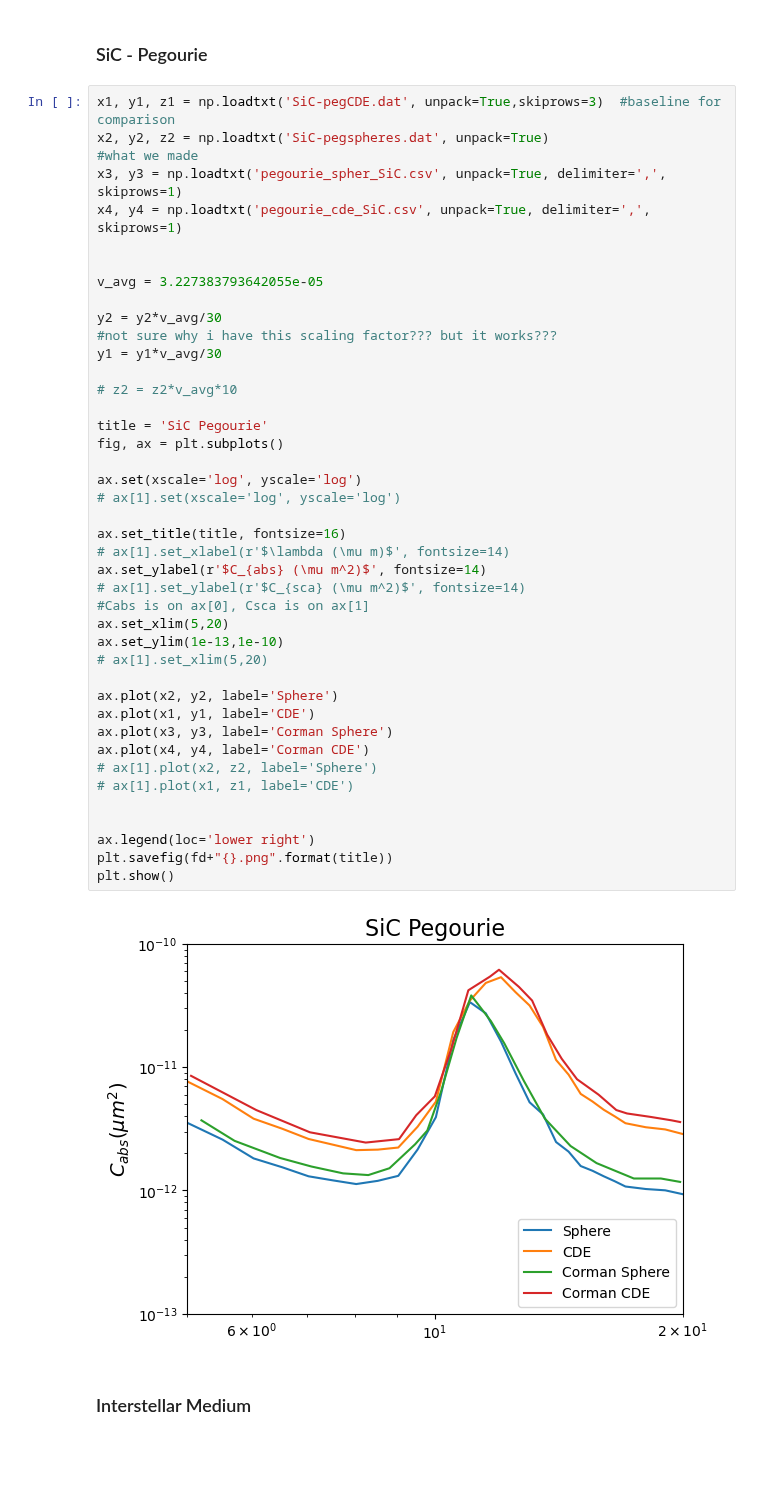
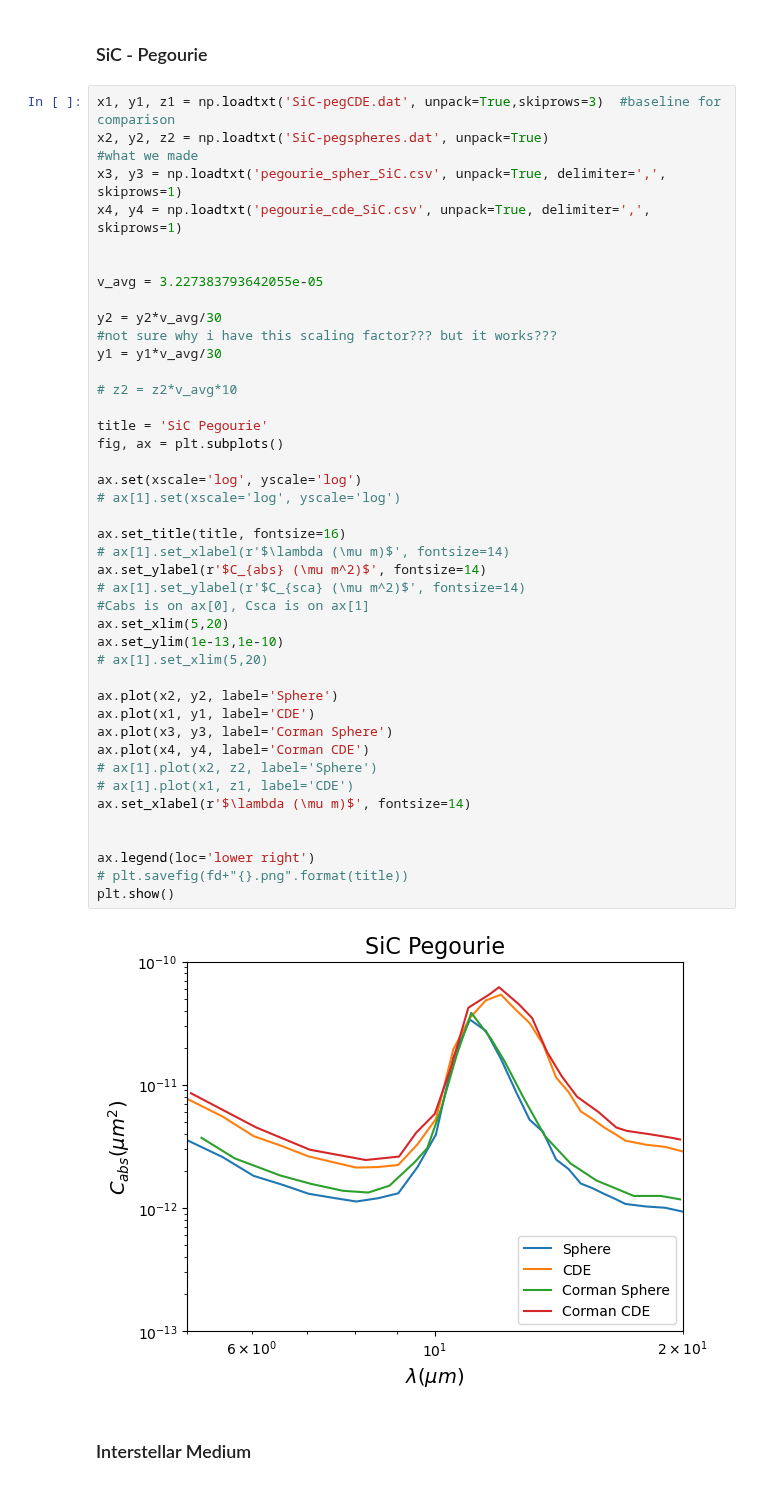
Before and after one commit to astroseandillon/Sean-Dusty, a Jupyter notebook: plot factory.ipynb, the cells around one changed output. Drawn from its saved outputs; the diff is of its cells as text; blank space fills up the shorter version.

```diff
--- a/plot factory.ipynb
+++ b/plot factory.ipynb
@@ -62,35 +62,36 @@ y2 = y2*v_avg/30
 y1 = y1*v_avg/30
 
 # z2 = z2*v_avg*10
 
 title = 'SiC Pegourie'
 fig, ax = plt.subplots()
 
 ax.set(xscale='log', yscale='log')
 # ax[1].set(xscale='log', yscale='log')
 
 ax.set_title(title, fontsize=16)
 # ax[1].set_xlabel(r'$\lambda (\mu m)$', fontsize=14)
 ax.set_ylabel(r'$C_{abs} (\mu m^2)$', fontsize=14)
 # ax[1].set_ylabel(r'$C_{sca} (\mu m^2)$', fontsize=14)
 #Cabs is on ax[0], Csca is on ax[1]
 ax.set_xlim(5,20)
 ax.set_ylim(1e-13,1e-10)
 # ax[1].set_xlim(5,20)
 
 ax.plot(x2, y2, label='Sphere')
 ax.plot(x1, y1, label='CDE')
 ax.plot(x3, y3, label='Corman Sphere')
 ax.plot(x4, y4, label='Corman CDE')
 # ax[1].plot(x2, z2, label='Sphere')
 # ax[1].plot(x1, z1, label='CDE')
+ax.set_xlabel(r'$\lambda (\mu m)$', fontsize=14)
 
 
 ax.legend(loc='lower right')
-plt.savefig(fd+"{}.png".format(title))
+# plt.savefig(fd+"{}.png".format(title))
 plt.show()
 # %% [output]
-[figure, old version]
+[figure, new version]
 # %% [markdown]
 ### Interstellar Medium
 # %%
```
Also changed, not shown: parts of 3 cells of this notebook, 1 other file.
